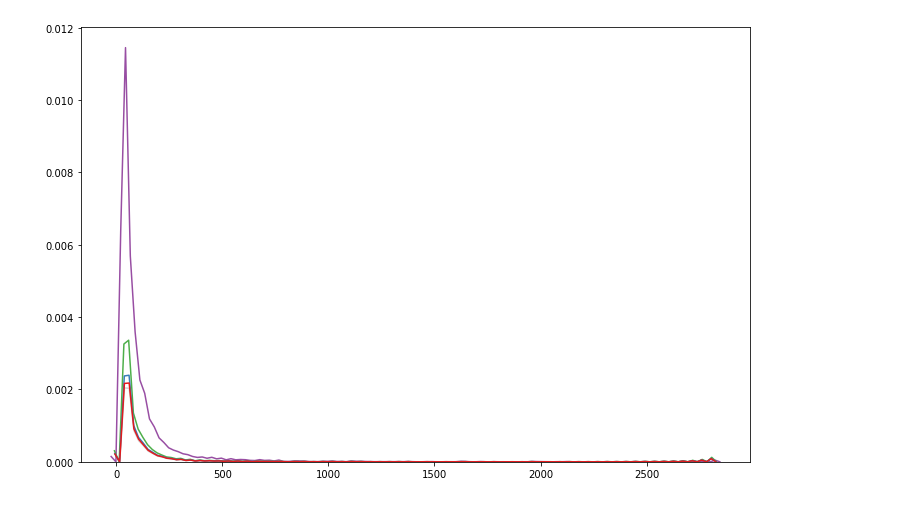
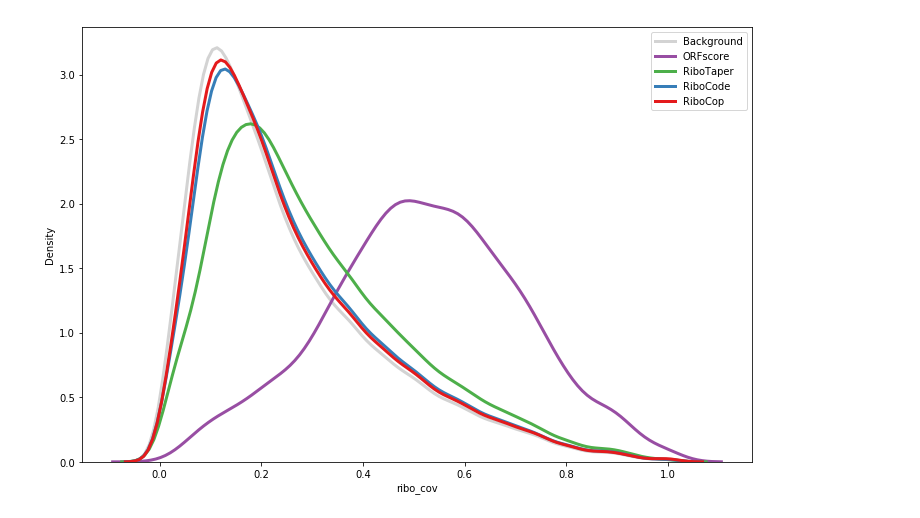
Before and after one commit to smithlabcode/ribotricer-results, a Jupyter notebook: notebooks/plot-ribocop-dist.ipynb, the cells around one changed output. Saved outputs shown, nothing was run; the diff lists cells and outputs as text; code cells hidden in the pictures.

Commit message:
updated results of binning exon length, read counts and coverage

```diff
--- a/notebooks/plot-ribocop-dist.ipynb
+++ b/notebooks/plot-ribocop-dist.ipynb
@@ -19,15 +19,12 @@ plt.show()
-# %%
-ref = 'hg38'
-pro = 'SRP098789_human'
 # %%
-colors = [
-    '#d3d3d3',
+mycolors = [
     '#e41a1c',
     '#377eb8',
     '#4daf4a',
     '#984ea3',
-    '#ff7f00',
-    '#ffff33',
-    '#a65628',
-    '#f781bf',
-    '#999999']
+    '#d3d3d3']
+#     '#ff7f00',
+#     '#ffff33',
+#     '#a65628',
+#     '#f781bf',
+#     '#999999']
@@ -71,3 +40,8 @@ ribocode_cutoff = 0.05
 #default 0.428571428571
 # ribocop_cutoff = as.double(args[1])
 ribocop_cutoff = 0.428571428571
+# %%
+datasets = pd.read_table('/home/cmb-panasas2/wenzhenl/benchmark/scripts/gene_scripts/datasets.txt', header=None, sep=' ')
+# %%
+for idx, row in datasets.iterrows():
+    print(row[0], row[1])
@@ -92,35 +161,0 @@ for ix, row in roc_df.iterrows():
-# %%
-plot_background = []
-for k, v in background.items():
-    plot_background += [k] * v
-plot_ribotaper = []
-for k, v in ribotaper.items():
-    plot_ribotaper += [k] * v
-plot_orfscore = []
-for k, v in orfscore.items():
-    plot_orfscore += [k] * v
-plot_ribocode = []
-for k, v in ribocode.items():
-    plot_ribocode += [k] * v
-plot_ribocop = []
-for k, v in ribocop.items():
-    plot_ribocop += [k] *v
-fig, ax = plt.subplots(figsize=(12,8))
-nolog = True
-if nolog == True:
-    sns.distplot((plot_background), color=colors[0], kde=True, hist=False)
-    sns.distplot((plot_orfscore), color=colors[4], kde=True, hist=False)
-    sns.distplot((plot_ribotaper), color=colors[3], kde=True, hist=False)
-    sns.distplot((plot_ribocode), color=colors[2], kde=True, hist=False)
-    sns.distplot((plot_ribocop), color=colors[1], kde=True, hist=False)
-else:
-    sns.distplot(np.log10(plot_background), color=colors[0], kde=True, hist=False)
-    sns.distplot(np.log10(plot_orfscore), color=colors[4], kde=True, hist=False)
-    sns.distplot(np.log10(plot_ribotaper), color=colors[3], kde=True, hist=False)
-    sns.distplot(np.log10(plot_ribocode), color=colors[2], kde=True, hist=False)
-    sns.distplot(np.log10(plot_ribocop), color=colors[1], kde=True, hist=False)
-pp = PdfPages('{}/{}_{}_dist.pdf'.format('results', pro, totest))
-pp.savefig(fig)
-pp.close()
-# %% [output]
-[figure, removed]
@@ -126,0 +198,20 @@ pp.close()
+# %%
+fig, ax = plt.subplots(figsize=(12,8))
+uselog = False
+labels = ['Background', 'ORFscore', 'RiboTaper', 'RiboCode', 'RiboCop']
+for i, data in enumerate([background, orfscore, ribotaper, ribocode, ribocop]):
+    to_plot = []
+    for k, v in data.items():
+        to_plot += [k] * v
+    if uselog:
+        to_plot = np.log10(to_plot)
+    sns.distplot(to_plot, color=mycolors[4-i], kde=True, hist=False,
+                kde_kws = {'shade': False, 'linewidth': 3}, label = labels[i])
+plt.xlabel(totest)
+plt.ylabel('Density')
+plt.savefig('{}/{}_{}_dist.pdf'.format('results', pro, totest))
+# pp = PdfPages('{}/{}_{}_dist.pdf'.format('results', pro, totest))
+# pp.savefig(fig)
+# pp.close()
+# %% [output]
+[figure, added]
```
Also changed, not shown: parts of 11 cells of this notebook, 39 other files.
